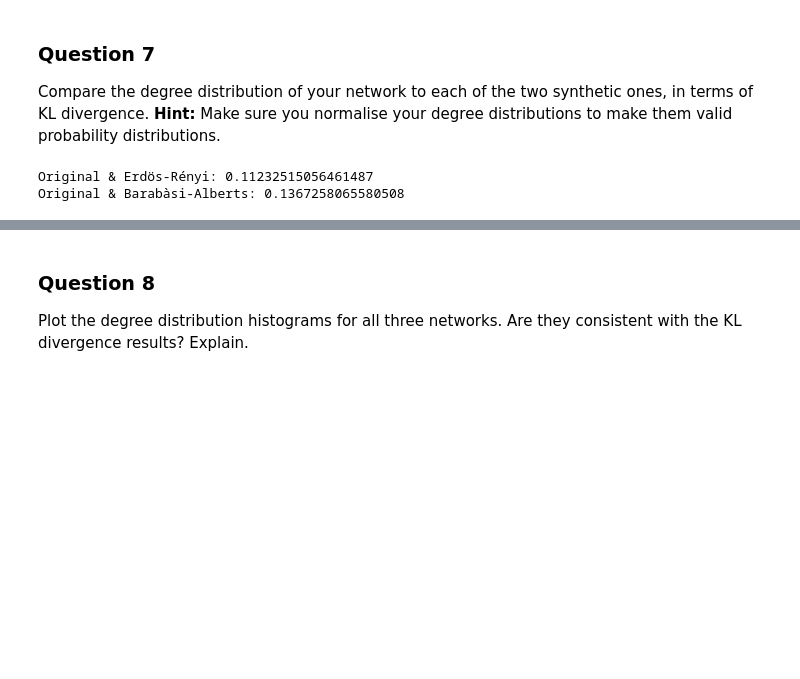
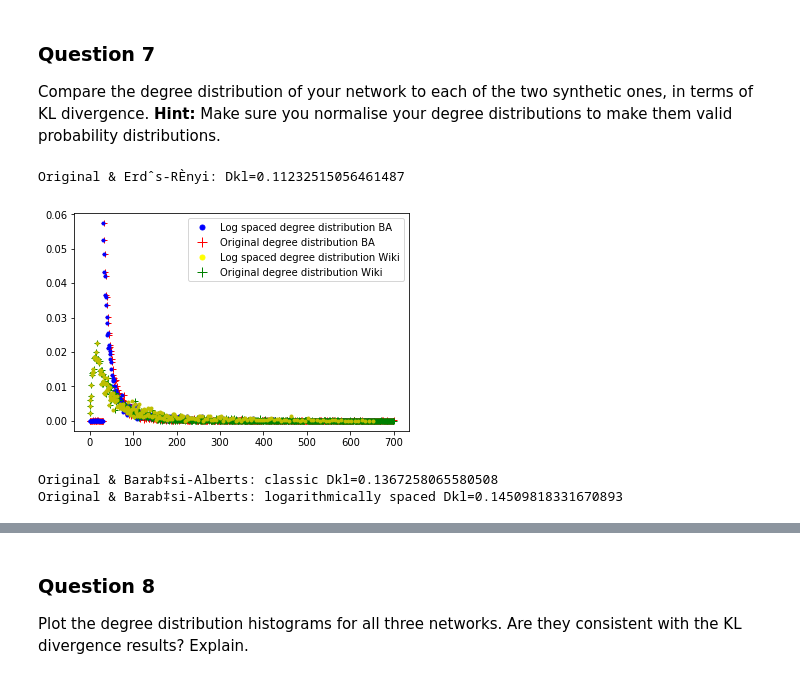
Before and after one commit to mattminder/ntds_24, a Jupyter notebook: Milestone_2/2_network_models.ipynb, the cells around one changed output, grey strips where cells are left out. Drawn from its saved outputs; the diff is of its cells as text; code cells hidden in the pictures; blank space fills up the shorter version.

```diff
--- a/Milestone_2/2_network_models.ipynb
+++ b/Milestone_2/2_network_models.ipynb
@@ -266,13 +266,12 @@ def degree_interval(p,q,nbr_intervals,mode):
     """
     #first we create the intervals
     if mode =="lin":
-        A=np.linspace(0,max(len(p),len(q)),nbr_intervals+1)
+        A=np.linspace(0,min(len(p),len(q)),nbr_intervals+1)
     else:
-        A=np.logspace(0,np.log10(max(len(p),len(q))),nbr_intervals)
+        A=np.logspace(0,np.log10(min(len(p),len(q))),nbr_intervals)
         A=np.array([0]+list(A))
     #Now we need to keep the upper whole part, without redundant values and sorted
     ndegree_int=np.sort(np.array(list(map(int,list(set(np.ceil(A)))))))
-    print(ndegree_int)
     return ndegree_int
 
 
@@ -299,8 +298,7 @@ def new_degree_distrib(p,q,ndegree_int):
     for k in range(1,len(ndegree_int)):
         new_p.append(sum([p[i] for i in range(ndegree_int[k-1],ndegree_int[k])]))
         new_q.append(sum([q[i] for i in range(ndegree_int[k-1],ndegree_int[k])]))
-    print(new_p,new_q)
-    return new_p,new_q
+    return (np.array(new_p),np.array(new_q))
 
 
 def kl_divergence(p, q):
@@ -320,7 +318,6 @@ def kl_divergence(p, q):
     """
     #removing q=0 because Q(i) = 0 implies P(i) = 0 (absolute continuity)
     indices=[i for i in range(0,len(q)) if (q[i]!=0 and p[i]!=0)]
-
     kl=sum(p[indices]*np.log(p[indices]/q[indices]))
     return kl
 # %%
@@ -353,13 +350,49 @@ def prob_degree_distribution(adj):
     for i in range(max_deg):
         deg_count[i] = np.sum(degree == i+1)
     return deg_count / n_nodes
-# %%
-prob_dist = prob_degree_distribution(adjacency)
-prob_dist_random = prob_degree_distribution(random_adj)
-prob_dist_ba = prob_degree_distribution(our_ba)
-
-print("Original & Erdös-Rényi: "+ str(kl_divergence(prob_dist, prob_dist_random)))
-print("Original & Barabàsi-Alberts: "+ str(kl_divergence(prob_dist, prob_dist_ba)))
-# %% [output]
-Original & Erdös-Rényi: 0.11232515056461487
-Original & Barabàsi-Alberts: 0.1367258065580508
+# %%
+prob_dist = prob_degree_distribution(adjacency)
+prob_dist_random = prob_degree_distribution(random_adj)
+prob_dist_ba = prob_degree_distribution(our_ba)
+
+
+#The random network does not have isolated nodes so the classic kl_divergence stays valid
+print("Original & Erdös-Rényi: Dkl="+ str(kl_divergence(prob_dist, prob_dist_random)))
+
+
+#The scale free network has isolated high degrees, we need to consider intervals
+#to have a valid result for the kl divergence calculation
+
+new_div1=degree_interval(prob_dist_ba,prob_dist,500,'log')
+nb=new_degree_distrib(prob_dist_ba,prob_dist,new_div1)
+
+#This graph will help us to find the best intervals, make sure the new distribution
+#Is not too much deformed compared to the original one
+import matplotlib.lines as mlines
+
+plt.plot(np.linspace(0,700,len(prob_dist_ba)),prob_dist_ba,'+r')
+plt.plot(new_div1[:-1],nb[0],'.b')
+plt.plot(np.linspace(0,700,len(prob_dist_ba)),prob_dist[0:len(prob_dist_ba)],'+g')
+plt.plot(new_div1[:-1],nb[1],'.y')
+blue_point = mlines.Line2D([], [], color='blue', marker='.', linestyle='None',
+                          markersize=10, label='Log spaced degree distribution BA')
+red_plus = mlines.Line2D([], [], color='red', marker='+', linestyle='None',
+                          markersize=10, label='Original degree distribution BA')
+yellow_point = mlines.Line2D([], [], color='yellow', marker='.', linestyle='None',
+                          markersize=10, label='Log spaced degree distribution Wiki')
+green_plus = mlines.Line2D([], [], color='green', marker='+', linestyle='None',
+                          markersize=10, label='Original degree distribution Wiki')
+plt.legend(handles=[blue_point,red_plus,yellow_point,green_plus])
+plt.show()
+
+#For information we show the "classic" kl
+print("Original & Barabasi-Alberts: classic Dkl="+ str(kl_divergence(prob_dist,prob_dist_ba)))
+
+
+#Now that we have chosen the new intervals we can compute the new kl
+print("Original & Barabasi-Alberts: logarithmically spaced Dkl="+ str(kl_divergence(nb[1],nb[0])))
+# %% [output]
+Original & Erdˆs-RÈnyi: Dkl=0.11232515056461487
+[figure, added]
+Original & Barab‡si-Alberts: classic Dkl=0.1367258065580508
+Original & Barab‡si-Alberts: logarithmically spaced Dkl=0.14509818331670893
```
Also changed, not shown: parts of 6 cells of this notebook.
